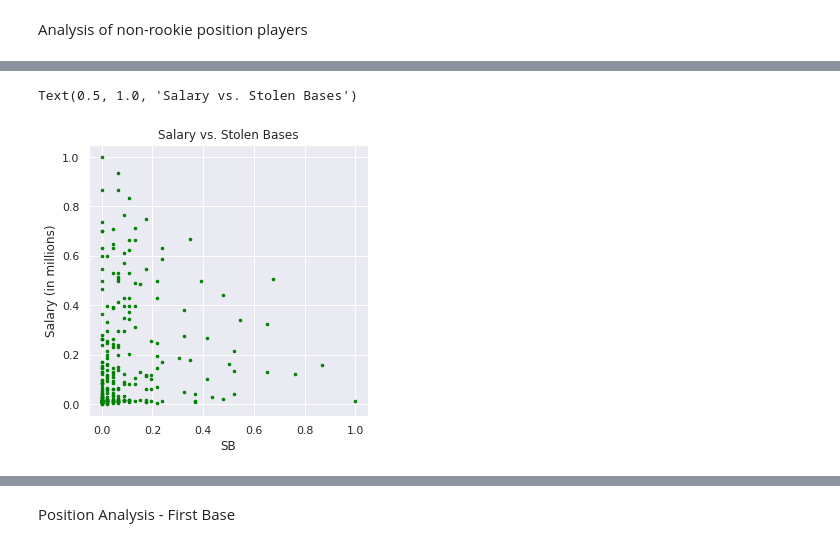
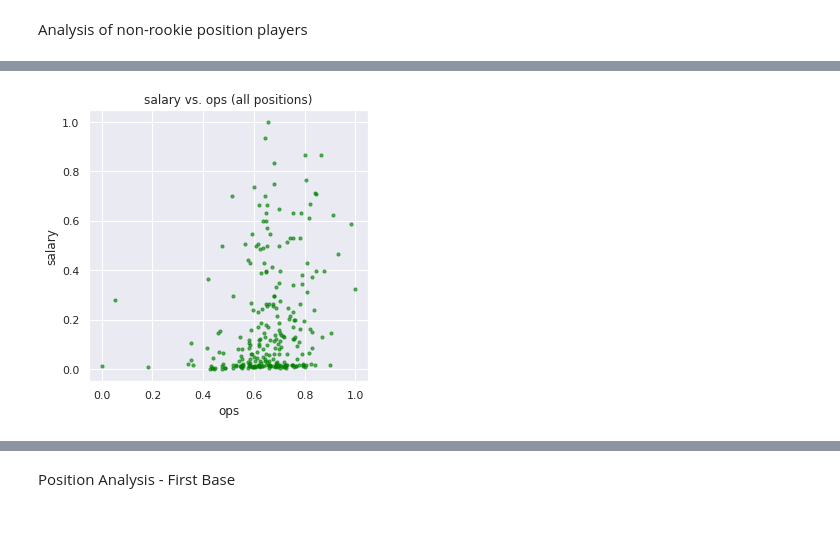
Before and after one commit to mnocerino23/MLB-Salary-Regressions, a Jupyter notebook: position_players.ipynb, the cells around one changed output, grey strips where cells are left out. Drawn from its saved outputs; the diff is of its cells as text; code cells hidden in the pictures.

```diff
--- a/position_players.ipynb
+++ b/position_players.ipynb
@@ -366,11 +259,4 @@ Text(0.5, 1.0, 'Salary vs. SLG%')
-# %%
-x = stats_['SB']
-y = stats_['salary']
-plt_1 = plt.figure(figsize=(5,5))
-plt.scatter(x,y,s=6.5, color = 'green')
-plt.xlabel('SB')
-plt.ylabel('Salary (in millions)')
-plt.title('Salary vs. Stolen Bases')
-# %% [output]
-Text(0.5, 1.0, 'Salary vs. Stolen Bases')
-[figure, removed]
+# %%
+scatter_plotxy(stats_,'ops', 'salary', 'green','all positions')
+# %% [output]
+[figure, added]
```
Also changed, not shown: parts of 42 cells of this notebook.
